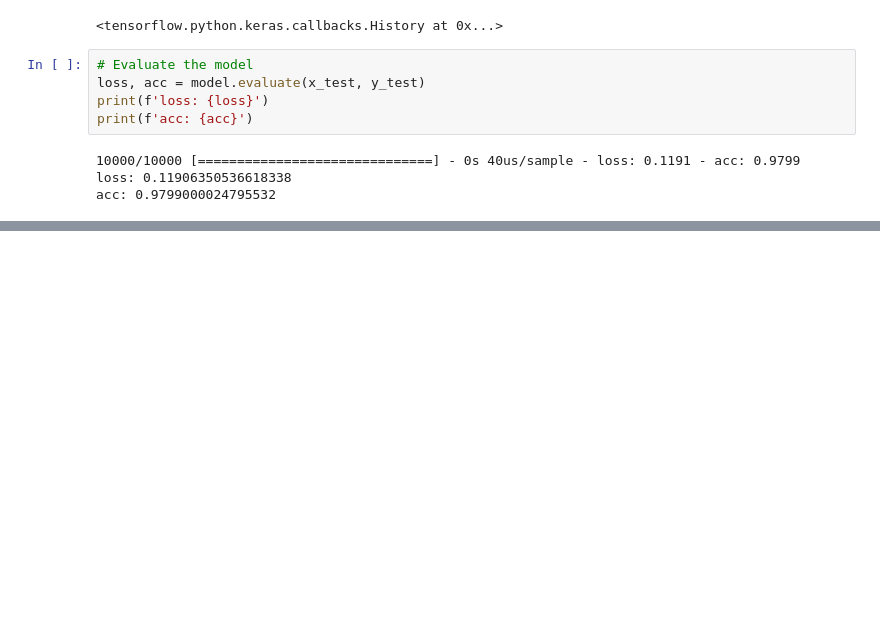
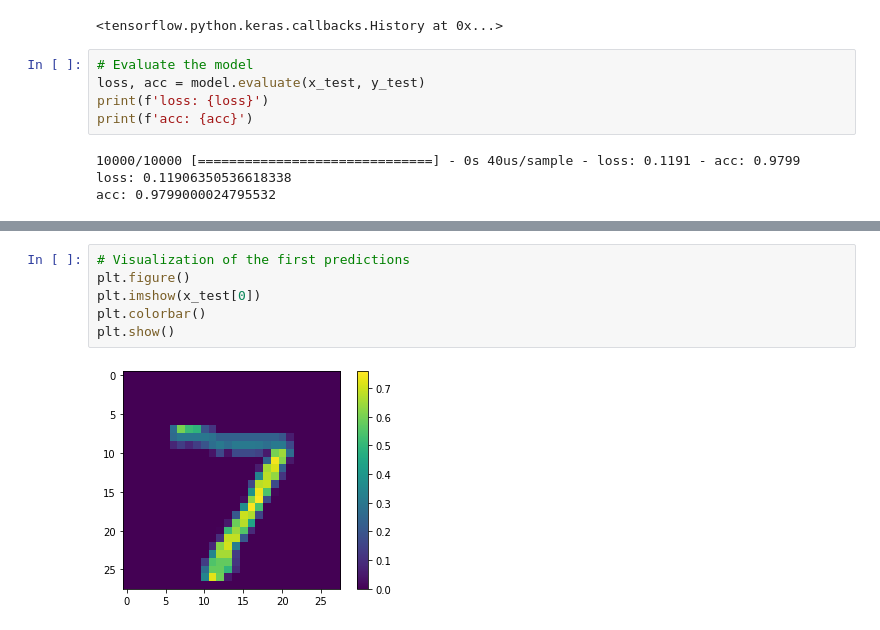
Before and after one commit to neotheobserver/deep_learning_neural_networks, a Jupyter notebook: Deep Learning (module 02).ipynb, the cells around one changed output, grey strips where cells are left out. Drawn from its saved outputs; the diff is of its cells as text; blank space fills up the shorter version.

Commit message:
made predictions & visualizations

```diff
--- a/Deep Learning (module 02).ipynb
+++ b/Deep Learning (module 02).ipynb
@@ -75,0 +92,8 @@ number_predi
+# %%
+# Visualization of the first predictions
+plt.figure()
+plt.imshow(x_test[0])
+plt.colorbar()
+plt.show()
+# %% [output]
+[figure, added]
```
Also changed, not shown: parts of 4 cells of this notebook.
